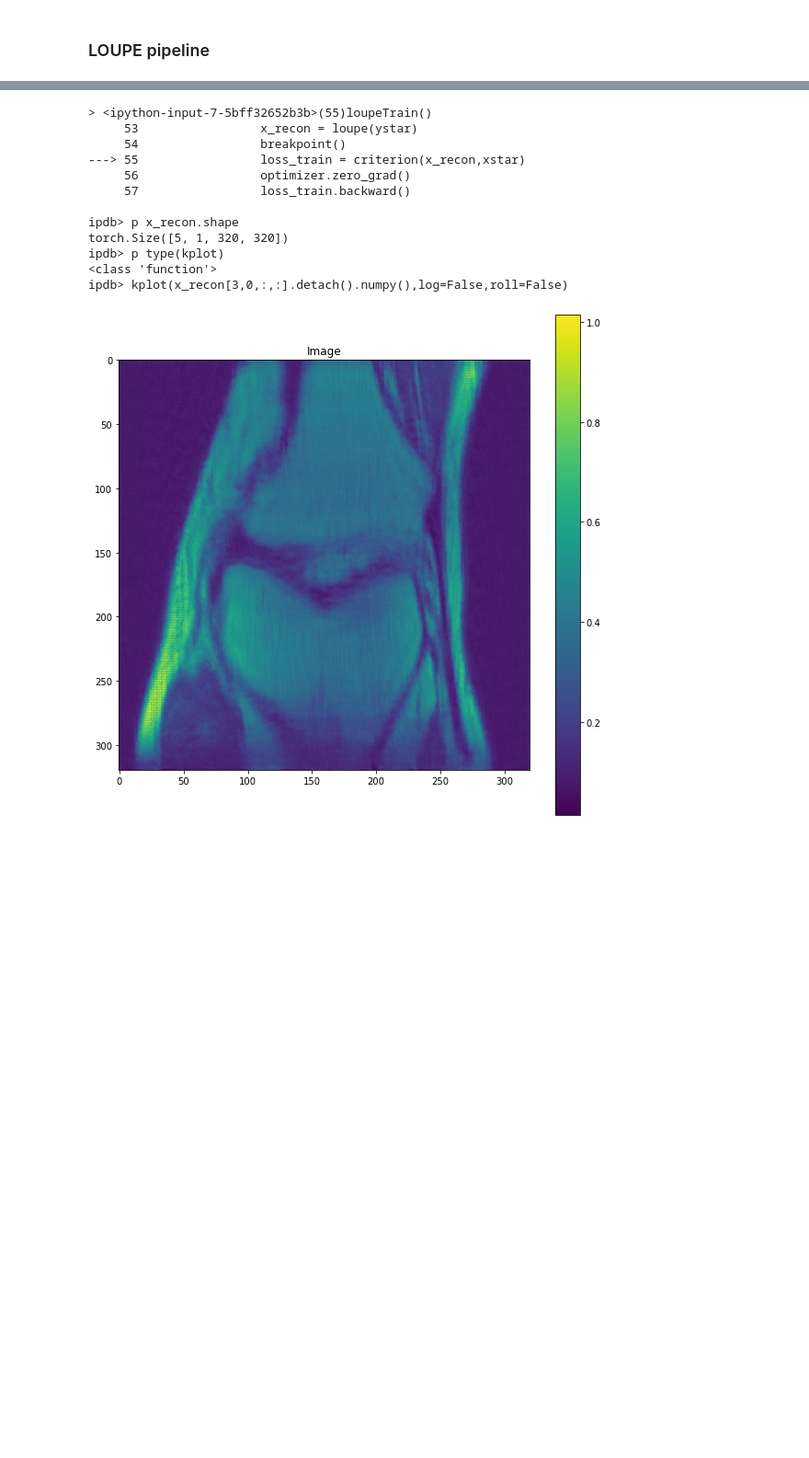
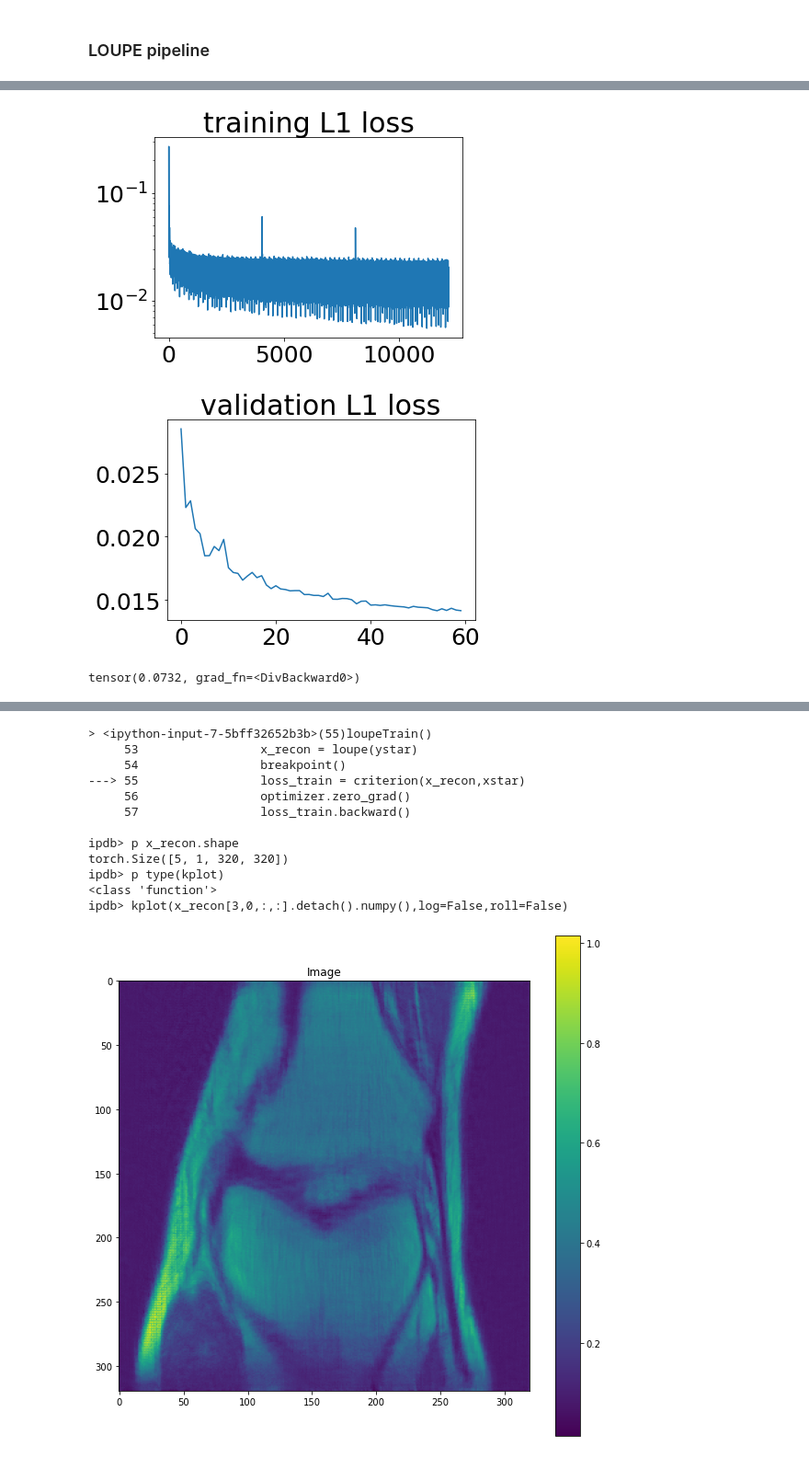
Before and after one commit to zhishenhuang/mri, a Jupyter notebook: loupe_sampler.ipynb, the cells around one changed output, grey strips where cells are left out. Shown: that part at 92% size. Drawn from its saved outputs; the diff is of its cells as text; code cells hidden in the pictures; blank space fills up the shorter version.

```diff
--- a/loupe_sampler.ipynb
+++ b/loupe_sampler.ipynb
@@ -85,0 +102,21 @@ plt.imshow(out[0,0,:,:].detach().numpy())
+# %%
+loupe_hist_path = '/home/huangz78/checkpoints/loupe_spar_0.25_base_24_history.npz'
+loupe_hist = np.load(loupe_hist_path)
+
+plt.figure()
+plt.plot(loupe_hist['loss_train'])
+plt.title('training L1 loss')
+plt.yscale('log')
+plt.show()
+
+plt.figure()
+plt.plot(loupe_hist['loss_val'])
+plt.title('validation L1 loss')
+plt.show()
+# %% [output]
+[figure, added]
+[figure, added]
+# %%
+torch.norm(out[0,0,:,:] - img[0,0,:,:],p=1)/torch.norm(img[0,0,:,:],p=1)
+# %% [output]
+tensor(0.0732, grad_fn=<DivBackward0>)
```
Also changed, not shown: parts of 8 cells of this notebook, 4 other files.
